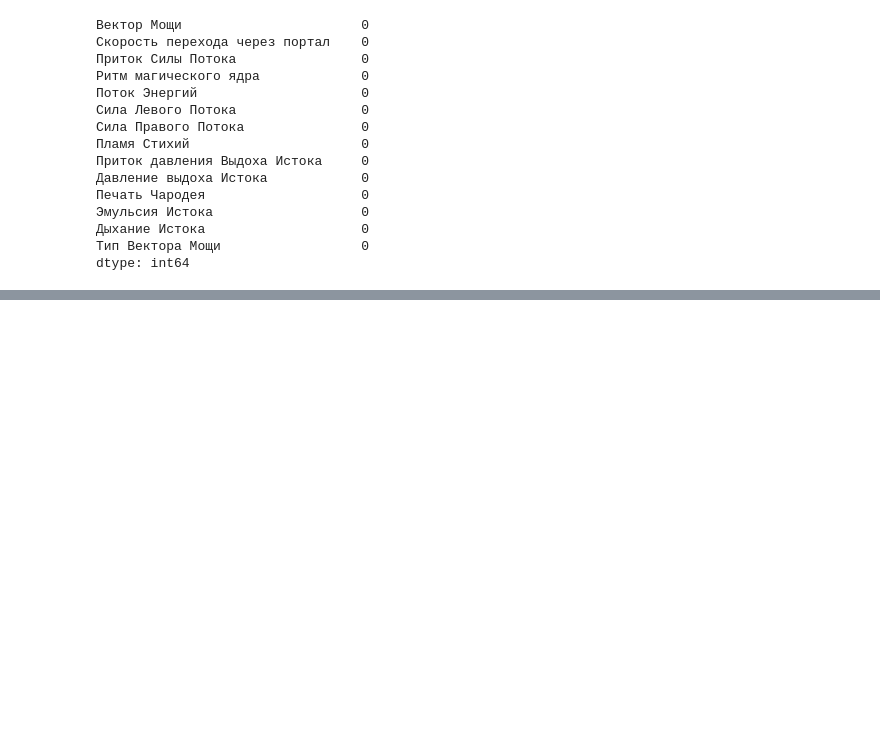
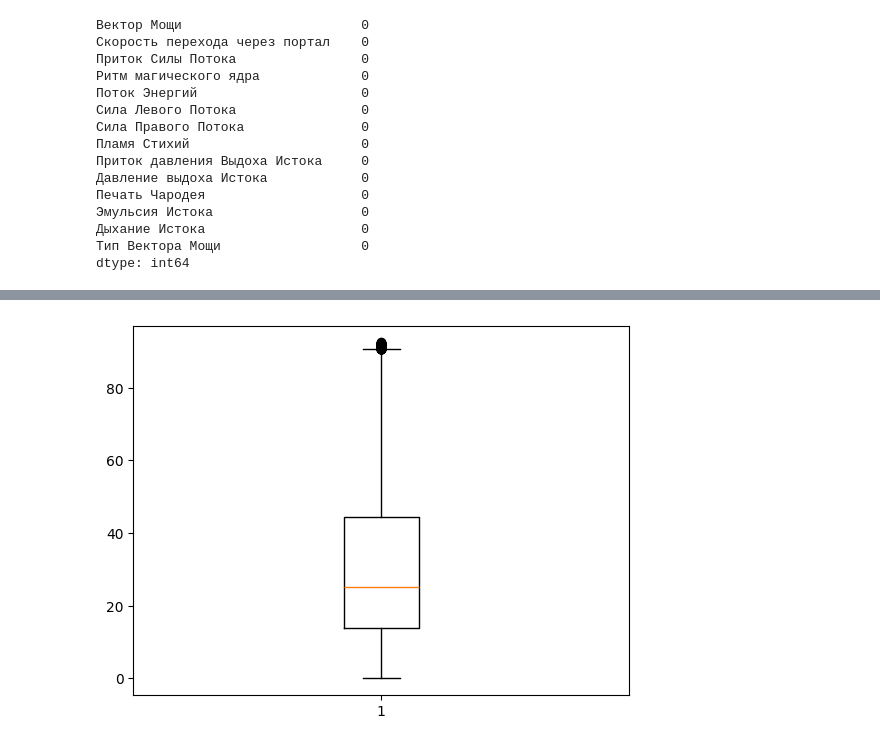
Before and after one commit to smnk-1/data-practicum, a Jupyter notebook: data_preprocessing.ipynb, the cells around one changed output, grey strips where cells are left out. Saved outputs shown, nothing was run; the diff lists cells and outputs as text; code cells hidden in the pictures; blank space fills up the shorter version.

Commit message:
feat: outliers and anomalies removed

```diff
--- a/data_preprocessing.ipynb
+++ b/data_preprocessing.ipynb
@@ -535,0 +559,8 @@ dtype: int64
+# %%
+outliers_columns = ['Печать Чародея']
+for col in outliers_columns:
+    plt.figure()
+    plt.boxplot(X_train_knn_df[col])
+    plt.show()
+# %% [output]
+[figure, added]
```
Also changed, not shown: parts of 13 cells of this notebook.
